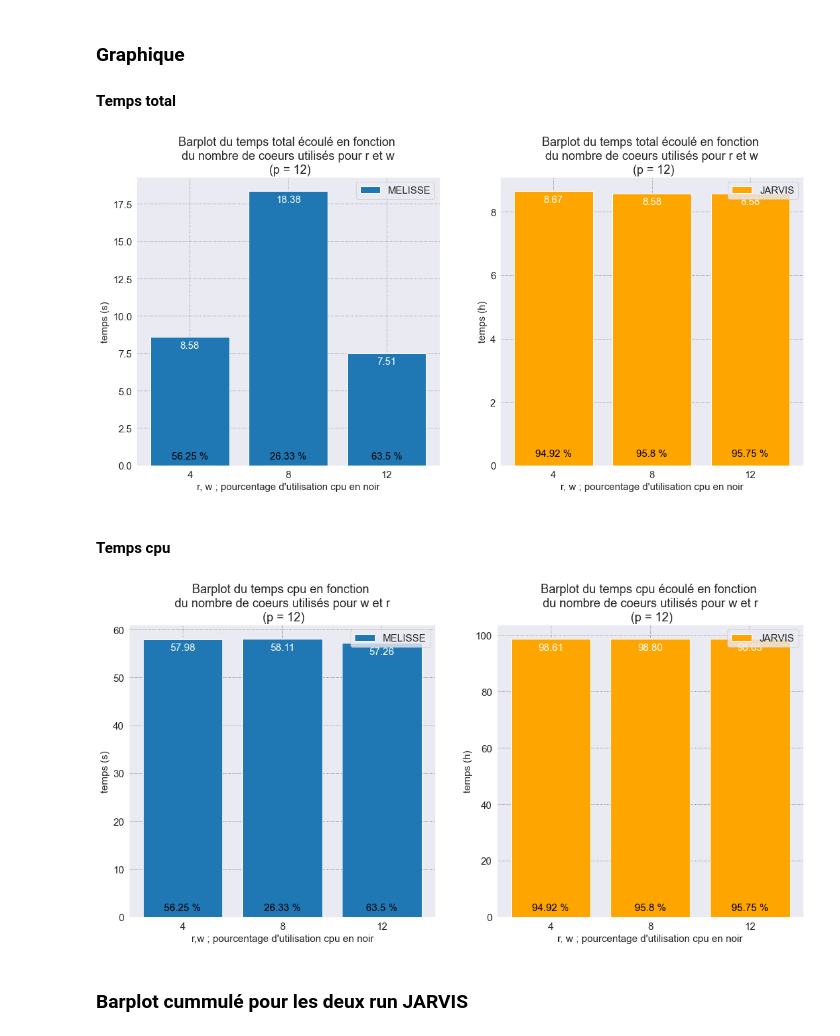
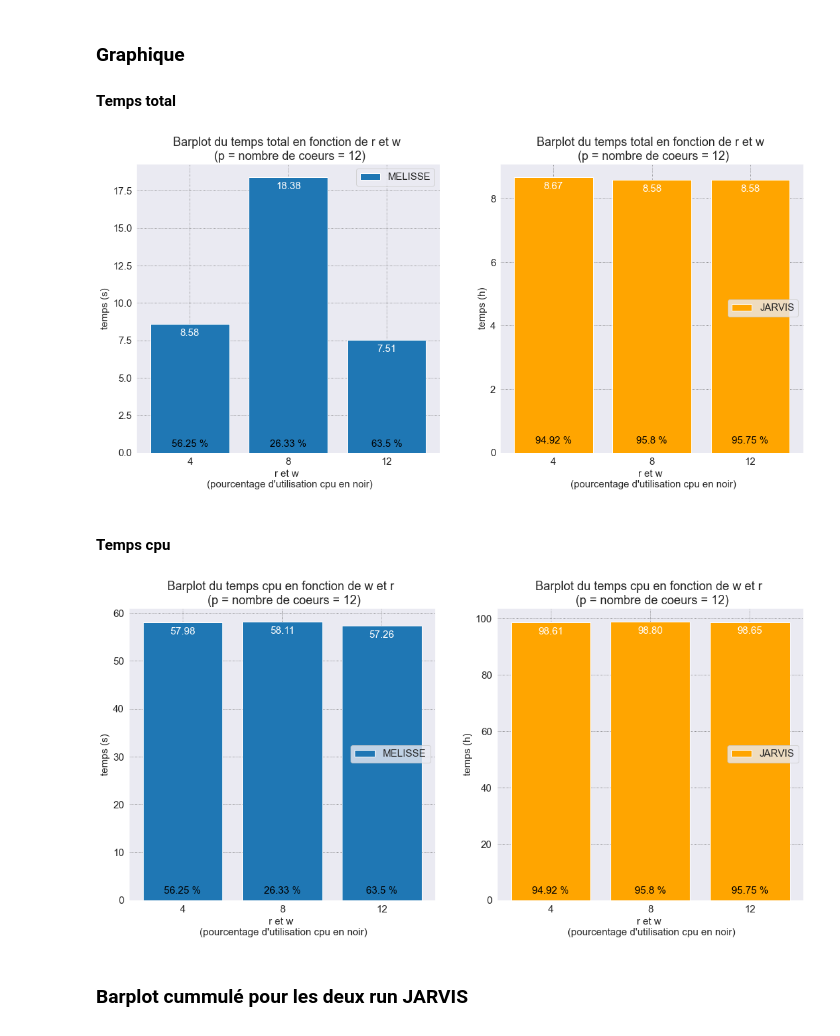
Before and after one commit to w2994a/cahier_labo_cns, a Jupyter notebook: bcl2fastq_bcl-convert/notebook_bcl2fastq_vs_bcl-convert.ipynb, the cells around one changed output. Drawn from its saved outputs; the diff is of its cells as text; code cells hidden in the pictures.

```diff
--- a/bcl2fastq_bcl-convert/notebook_bcl2fastq_vs_bcl-convert.ipynb
+++ b/bcl2fastq_bcl-convert/notebook_bcl2fastq_vs_bcl-convert.ipynb
@@ -232,51 +234,51 @@ ax = ax.ravel()
 
 plt.rc("font", size=15)
 bar1 = ax[0].bar(["4", "8", "12"], time_melisse)
-ax[0].set_title("Barplot du temps total écoulé en fonction \n du nombre de coeurs utilisés pour r et w \n (p = 12)")
-ax[0].set_xlabel("r, w ; pourcentage d'utilisation cpu en noir")
+ax[0].set_title("Barplot du temps total en fonction de r et w \n (p = nombre de coeurs = 12)")
+ax[0].set_xlabel("r et w \n (pourcentage d'utilisation cpu en noir)")
 ax[0].set_ylabel("temps (s)")
 ax[0].legend(["MELISSE"])
 ax[0].bar_label(bar1, padding=-20, fmt="%.2f", color="white")
 autolabel2(bar1, 0, cpu_melisse, 0.12, col="black")
 
 bar2 = ax[1].bar(["4", "8", "12"], time_jarvis_sum, color="orange")
-ax[1].set_title("Barplot du temps total écoulé en fonction \n du nombre de coeurs utilisés pour r et w \n (p = 12)")
-ax[1].set_xlabel("r, w ; pourcentage d'utilisation cpu en noir")
+ax[1].set_title("Barplot du temps total en fonction de r et w \n (p = nombre de coeurs = 12)")
+ax[1].set_xlabel("r et w \n (pourcentage d'utilisation cpu en noir)")
 ax[1].set_ylabel("temps (h)")
-ax[1].legend(["JARVIS"])
+ax[1].legend(["JARVIS"], loc=5)
 ax[1].bar_label(bar2, padding=-20, fmt="%.2f", color="white")
 autolabel2(bar2, 1, cpu_jarvis_sum, 0.06, col="black")
 
 plt.savefig("img/temps_total2.png", transparent=False);
 # %% [output]
-[figure, old version]
+[figure, new version]
 # %% [markdown]
 #### Temps cpu
 # %%
 sns.set_style("darkgrid", {"grid.color": ".4", "grid.linestyle": ":"})
 fig, ax = plt.subplots(nrows=1, ncols=2, figsize=(18, 8))
 ax = ax.ravel()
 
 plt.rc("font", size=15)
 bar1 = ax[0].bar(["4", "8", "12"], cpu_time_melisse)
-ax[0].set_title("Barplot du temps cpu en fonction \n du nombre de coeurs utilisés pour w et r \n (p = 12)")
-ax[0].set_xlabel("r,w ; pourcentage d'utilisation cpu en noir")
+ax[0].set_title("Barplot du temps cpu en fonction de w et r \n (p = nombre de coeurs = 12)")
+ax[0].set_xlabel("r et w \n (pourcentage d'utilisation cpu en noir)")
 ax[0].set_ylabel("temps (s)")
-ax[0].legend(["MELISSE"])
+ax[0].legend(["MELISSE"], loc=5)
 ax[0].bar_label(bar1, padding=-20, fmt="%.2f", color="white")
 autolabel2(bar1, 0, cpu_melisse, 0.05, col="black")
 
 bar2 = ax[1].bar(["4", "8", "12"], cpu_time_jarvis_sum, color="orange")
-ax[1].set_title("Barplot du temps cpu écoulé en fonction \n du nombre de coeurs utilisés pour w et r \n (p = 12)")
-ax[1].set_xlabel("r, w ; pourcentage d'utilisation cpu en noir")
+ax[1].set_title("Barplot du temps cpu en fonction de w et r \n (p = nombre de coeurs = 12)")
+ax[1].set_xlabel("r et w \n (pourcentage d'utilisation cpu en noir)")
 ax[1].set_ylabel("temps (h)")
-ax[1].legend(["JARVIS"])
+ax[1].legend(["JARVIS"], loc=5)
 ax[1].bar_label(bar2, padding=-20, fmt="%.2f", color="white")
 autolabel2(bar2, 1, cpu_jarvis_sum, 0.05, col="black")
 
 plt.savefig("img/temps_cpu2.png", transparent=False);
 # %% [output]
-[figure, old version]
+[figure, new version]
 # %% [markdown]
 ### Barplot cummulé pour les deux run JARVIS
 # %%
```
Also changed, not shown: parts of 16 cells of this notebook, 14 other files.
